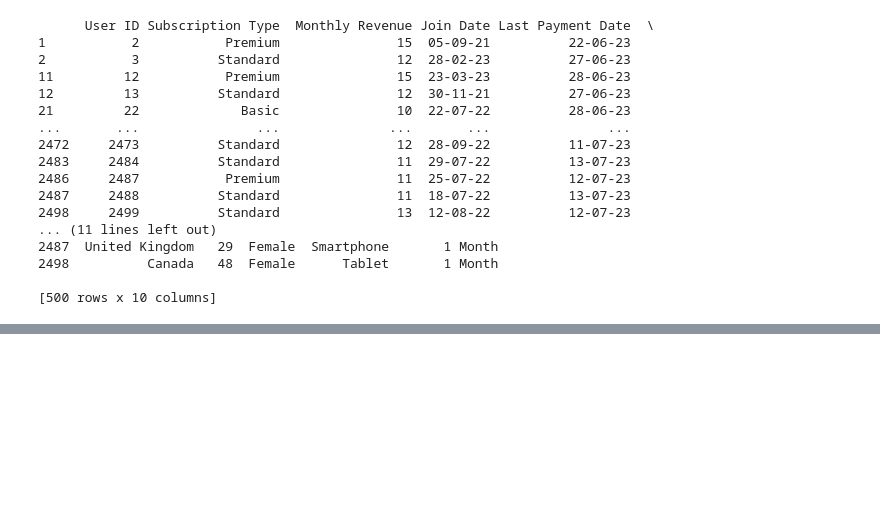
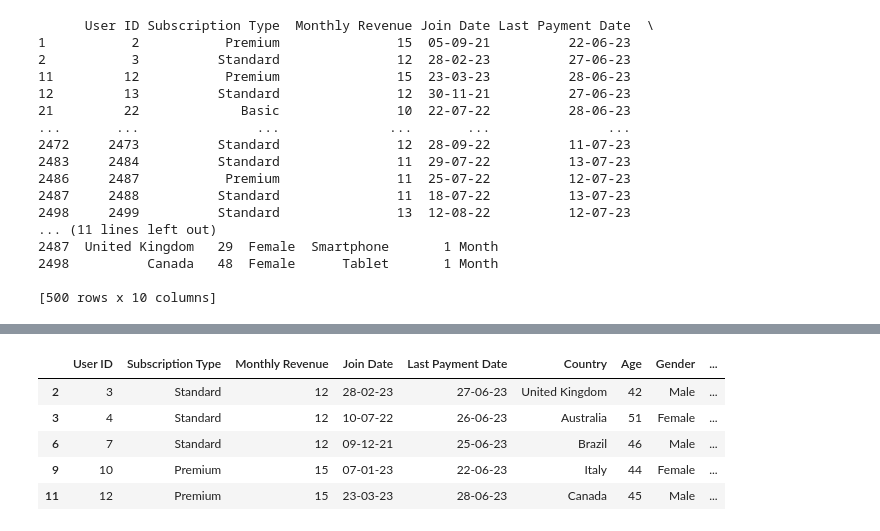
Before and after one commit to BNganB/data-analysis-examples, a Jupyter notebook: main.ipynb, the cells around one changed output, grey strips where cells are left out. Cells and saved outputs as stored; diff of their text form; code cells hidden in the pictures; blank space fills up the shorter version.

```diff
--- a/main.ipynb
+++ b/main.ipynb
@@ -136,0 +171,12 @@ print(uk_can_userbase)
+# %%
+## filter by age
+
+fourty_or_older = df[df["Age"] > 39]
+fourty_or_older.head()
+# %% [output]
+|  | User ID | Subscription Type | Monthly Revenue | Join Date | Last Payment Date | Country | Age | Gender | ... |
+| 2 | 3 | Standard | 12 | 28-02-23 | 27-06-23 | United Kingdom | 42 | Male | ... |
+| 3 | 4 | Standard | 12 | 10-07-22 | 26-06-23 | Australia | 51 | Female | ... |
+| 6 | 7 | Standard | 12 | 09-12-21 | 25-06-23 | Brazil | 46 | Male | ... |
+| 9 | 10 | Premium | 15 | 07-01-23 | 22-06-23 | Italy | 44 | Female | ... |
+| 11 | 12 | Premium | 15 | 23-03-23 | 28-06-23 | Canada | 45 | Male | ... |
```
Also changed, not shown: parts of 4 cells of this notebook.
